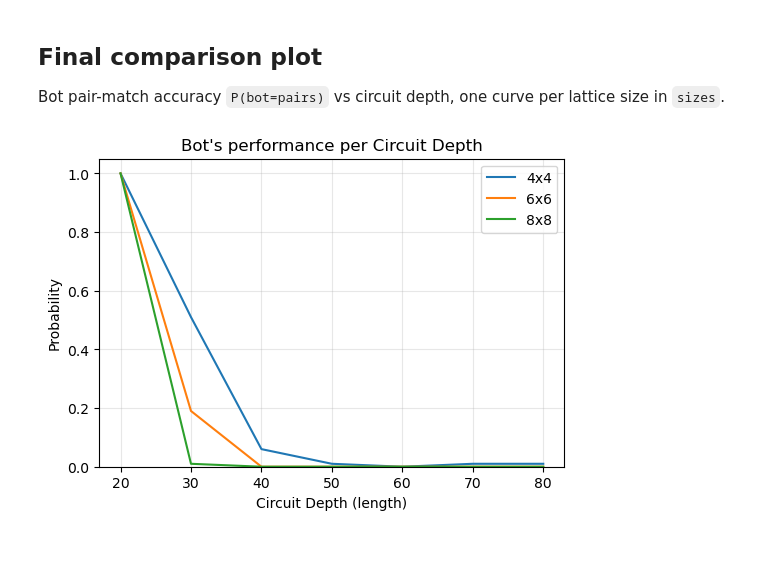
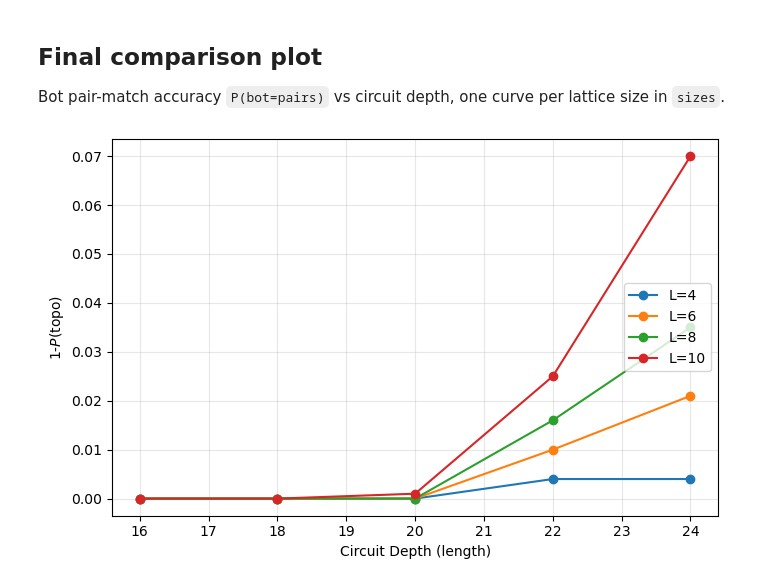
Before and after one commit to moth-quantum/qiskit-device-benchmarking, a Jupyter notebook: mirror_qa_topo.ipynb, the cells around one changed output. Cells and saved outputs as stored; diff of their text form; code cells hidden in the pictures; blank space fills up the shorter version.

```diff
--- a/mirror_qa_topo.ipynb
+++ b/mirror_qa_topo.ipynb
@@ -645,22 +583,29 @@ analysis3.figure(0)
 ## Final comparison plot
 
 Bot pair-match accuracy `P(bot=pairs)` vs circuit depth, one curve per lattice size in `sizes`.
-# %%
-# --- Final plot: P(bot=pairs) across every lattice in `sizes` ---
-plt.figure(figsize=(6, 4))
-for n in sizes:
-    plt.plot(
-        results[n]["lengths"],
-        results[n]["p_bot_pairs"],
-        # marker="o",
-        label=f"{n}x{n}",
-    )
-plt.xlabel("Circuit Depth (length)")
-plt.ylabel("Probability")
-plt.title("Bot's performance per Circuit Depth")
-plt.ylim(0, 1.05)
-plt.grid(True, alpha=0.3)
-plt.legend()
-plt.show()
-# %% [output]
-[figure, removed]
+# %%
+# Redraw the plot based on the reference
+markers = ['o']
+plt.figure(figsize=(7, 4.5))
+for i, n in enumerate(sizes):
+    y = [1 - p for p in results[n]["p_mode_topo"]] # p_bot_pairs vs p_mode_topo
+    plt.plot(
+        results[n]["lengths"],
+        # results[n]["p_bot_pairs"],
+        y,
+        marker=markers[i % len(markers)],
+        linestyle='-',
+        label=f"L={n}",
+    )
+
+# plt.gca().invert_xaxis()  # bigger depth on the left, shorter on the right
+plt.xlabel("Circuit Depth (length)")
+# P_pairs vs P_topo
+plt.ylabel(r"1-$P(\mathrm{topo})$")
+# plt.title("Bot's performance per Circuit Depth")
+plt.grid(True, alpha=0.3)
+plt.legend(loc='center right', frameon=True)
+plt.tight_layout()
+plt.show()
+# %% [output]
+[figure, added]
```
Also changed, not shown: parts of 17 cells of this notebook, 2 other files.
